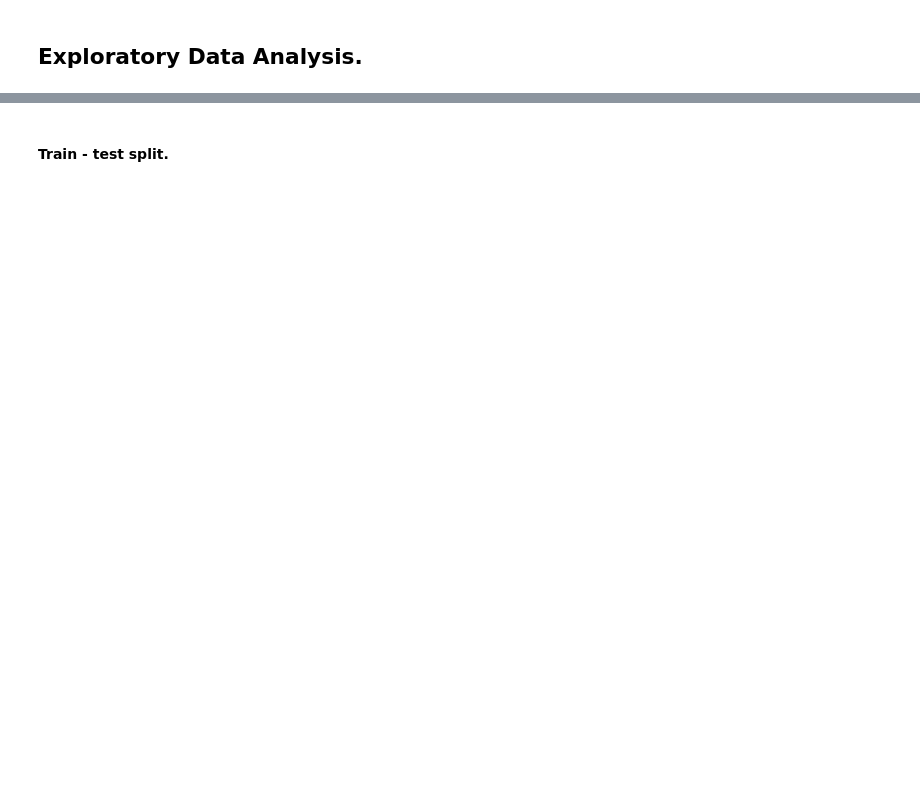
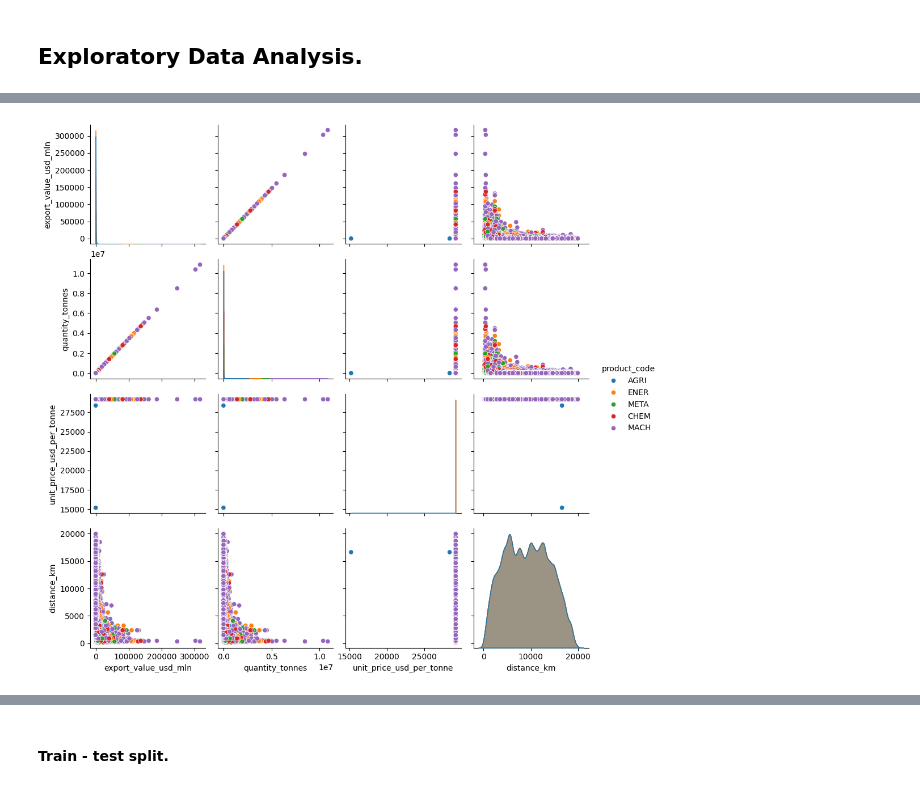
Before and after one commit to Mehervamsi1/the-world-trade, a Jupyter notebook: ml.ipynb, the cells around one changed output, grey strips where cells are left out. Saved outputs shown, nothing was run; the diff lists cells and outputs as text; code cells hidden in the pictures; blank space fills up the shorter version.

```diff
--- a/ml.ipynb
+++ b/ml.ipynb
@@ -65,7 +124,9 @@ df.head()
 # %%
-# # 4. Pairplot: Key Variables (colored by Product)
-# sns.pairplot(df, vars=['export_value_usd_mln','quantity_tonnes','unit_price_usd_per_tonne','distance_km'], hue='product_code')
-# plt.show()
+# 4. Pairplot: Key Variables (colored by Product)
+sns.pairplot(df, vars=['export_value_usd_mln','quantity_tonnes','unit_price_usd_per_tonne','distance_km'], hue='product_code')
+plt.show()
+# %% [output]
+[figure, added]
 # %%
 # 5. Boxplot: Ad Valorem Tariff Percent by Reporter
 plt.figure(figsize=(10, 6))
```
Also changed, not shown: parts of 72 cells of this notebook.
